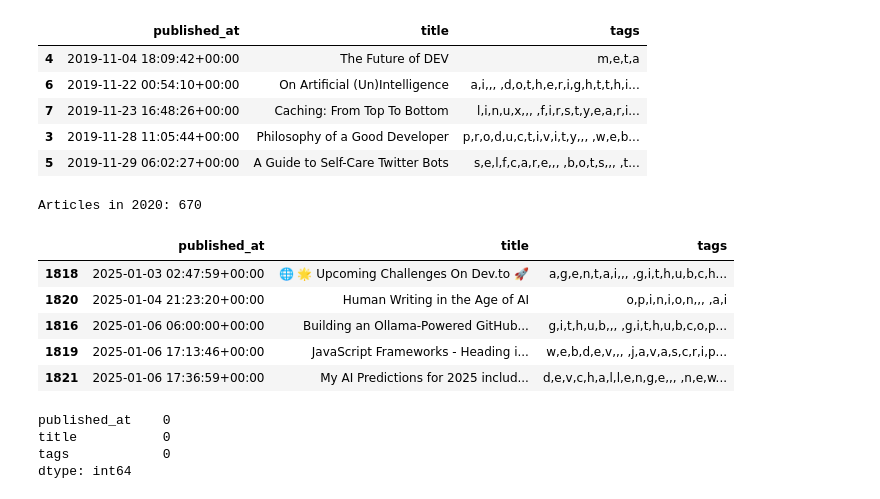
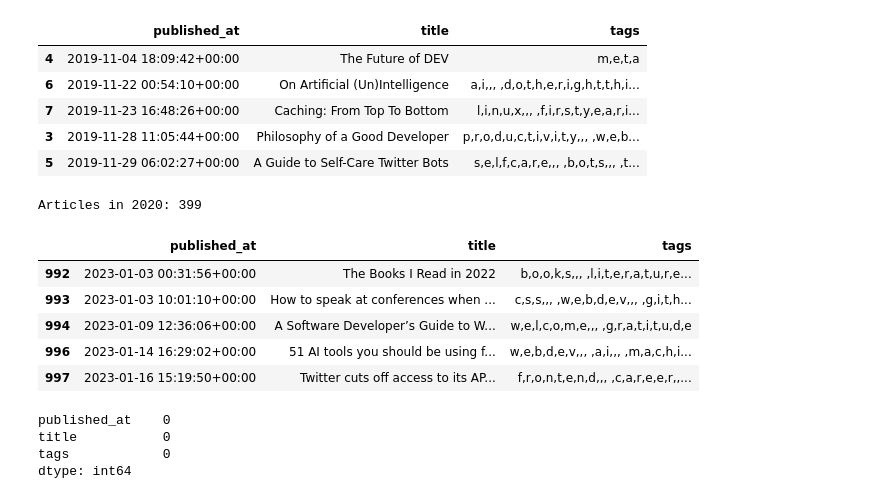
Before and after one commit to abbhinavsriram/CAP5771-abbhinav.sriram, a Jupyter notebook: data_exploration.ipynb, the cells around one changed output. Drawn from its saved outputs; the diff is of its cells as text; code cells hidden in the pictures.

```diff
--- a/data_exploration.ipynb
+++ b/data_exploration.ipynb
@@ -53,18 +52,18 @@ df.head()
 | 5 | 2019-11-29 06:02:27+00:00 | A Guide to Self-Care Twitter Bots | s,e,l,f,c,a,r,e,,, ,b,o,t,s,,, ,t... |
 # %%
 # Filter articles published in 2020
-published_2020 = df[df["published_at"].dt.year == 2025]
+published_2020 = df[df["published_at"].dt.year == 2023]
 
 print(f"Articles in 2020: {len(published_2020)}")
 published_2020.head()
 # %% [output]
-Articles in 2020: 670
+Articles in 2020: 399
 |  | published_at | title | tags |
-| 1818 | 2025-01-03 02:47:59+00:00 | 🌐 🌟 Upcoming Challenges On Dev.to 🚀 | a,g,e,n,t,a,i,,, ,g,i,t,h,u,b,c,h... |
-| 1820 | 2025-01-04 21:23:20+00:00 | Human Writing in the Age of AI | o,p,i,n,i,o,n,,, ,a,i |
-| 1816 | 2025-01-06 06:00:00+00:00 | Building an Ollama-Powered GitHub... | g,i,t,h,u,b,,, ,g,i,t,h,u,b,c,o,p... |
-| 1819 | 2025-01-06 17:13:46+00:00 | JavaScript Frameworks - Heading i... | w,e,b,d,e,v,,, ,j,a,v,a,s,c,r,i,p... |
-| 1821 | 2025-01-06 17:36:59+00:00 | My AI Predictions for 2025 includ... | d,e,v,c,h,a,l,l,e,n,g,e,,, ,n,e,w... |
+| 992 | 2023-01-03 00:31:56+00:00 | The Books I Read in 2022 | b,o,o,k,s,,, ,l,i,t,e,r,a,t,u,r,e... |
+| 993 | 2023-01-03 10:01:10+00:00 | How to speak at conferences when ... | c,s,s,,, ,w,e,b,d,e,v,,, ,g,i,t,h... |
+| 994 | 2023-01-09 12:36:06+00:00 | A Software Developer’s Guide to W... | w,e,l,c,o,m,e,,, ,g,r,a,t,i,t,u,d,e |
+| 996 | 2023-01-14 16:29:02+00:00 | 51 AI tools you should be using f... | w,e,b,d,e,v,,, ,a,i,,, ,m,a,c,h,i... |
+| 997 | 2023-01-16 15:19:50+00:00 | Twitter cuts off access to its AP... | f,r,o,n,t,e,n,d,,, ,c,a,r,e,e,r,,... |
 # %%
 # Missing values summary
 missing = df.isna()
```
Also changed, not shown: parts of 3 cells of this notebook, 1 other file.
